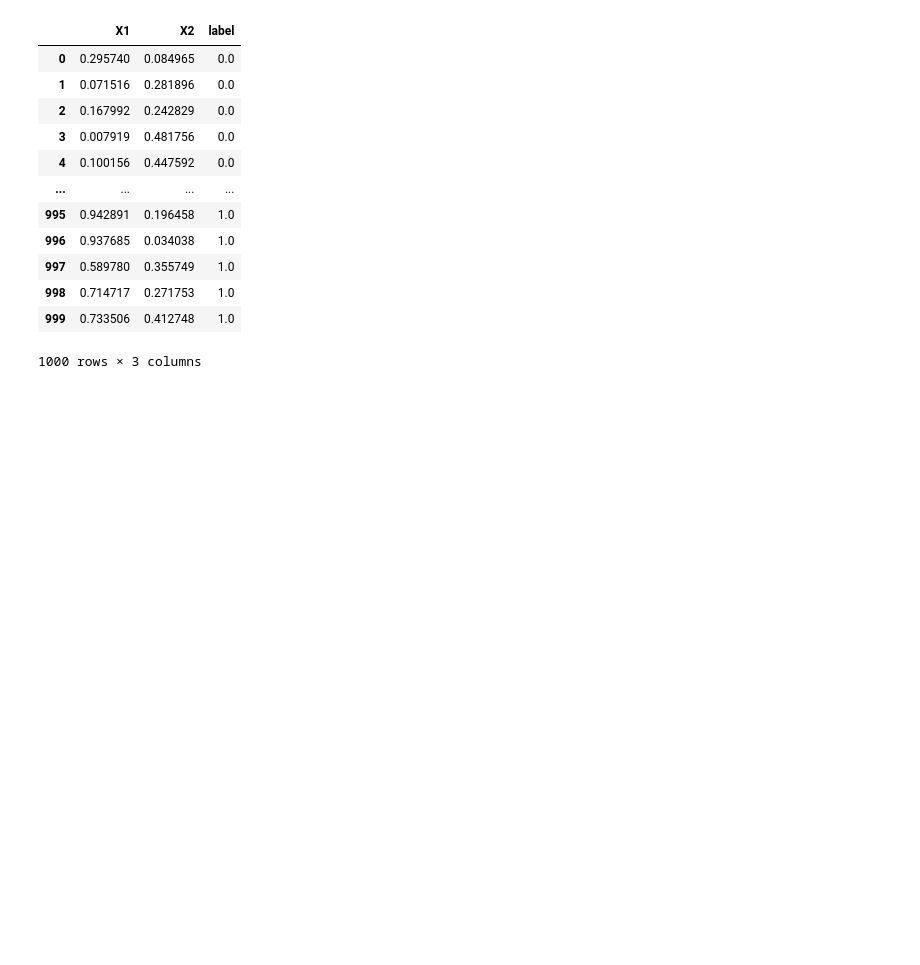
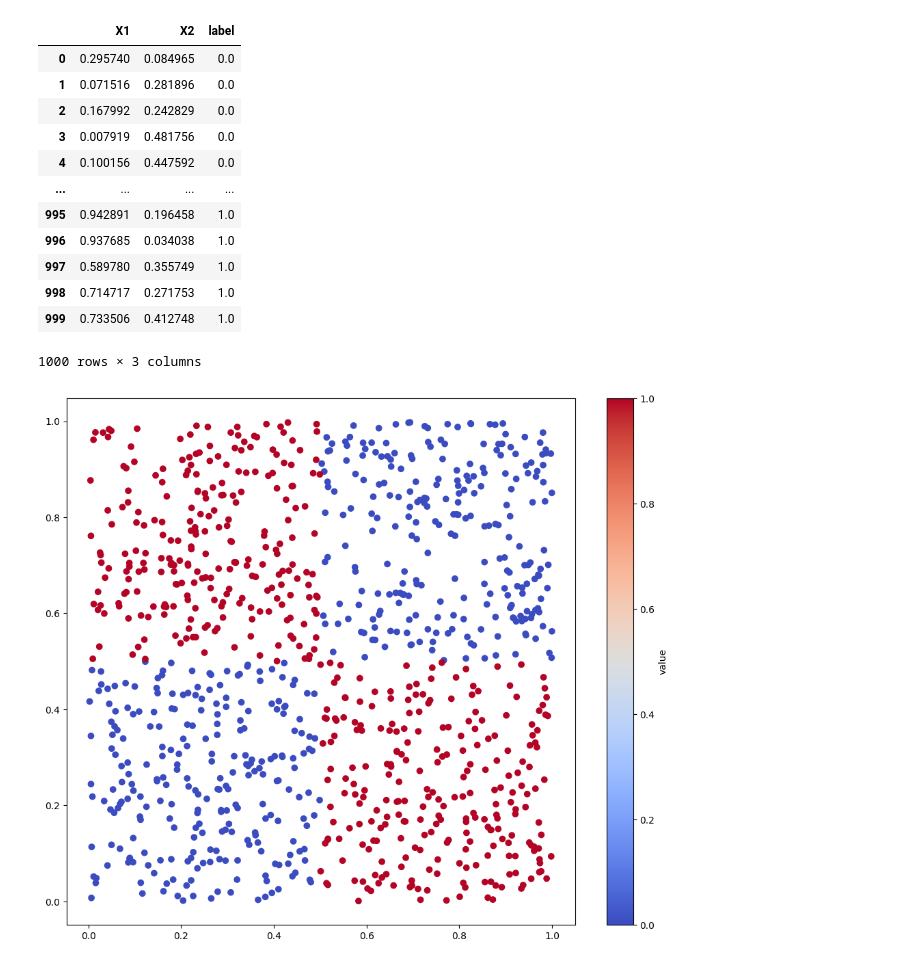
Before and after one commit to Abhinav-Kumar012/mlp_sentiment_xor, a Jupyter notebook: A2_1.ipynb, the cells around one changed output. Drawn from its saved outputs; the diff is of its cells as text; code cells hidden in the pictures; blank space fills up the shorter version.

Commit message:
scatter plot for xor

```diff
--- a/A2_1.ipynb
+++ b/A2_1.ipynb
@@ -18,3 +19,10 @@ xor_df
 | 998 | 0.714717 | 0.271753 | 1.0 |
 | 999 | 0.733506 | 0.412748 | 1.0 |
 1000 rows × 3 columns
+# %%
+fig, ax = plt.subplots(figsize=(12,10))
+sc = ax.scatter(x=xor_df['X1'], y=xor_df['X2'], c=xor_df['label'], cmap='coolwarm')
+fig.colorbar(sc, ax=ax, label='value', orientation='vertical')
+plt.show()
+# %% [output]
+[figure, added]
```
Also changed, not shown: parts of 1 cell of this notebook.
